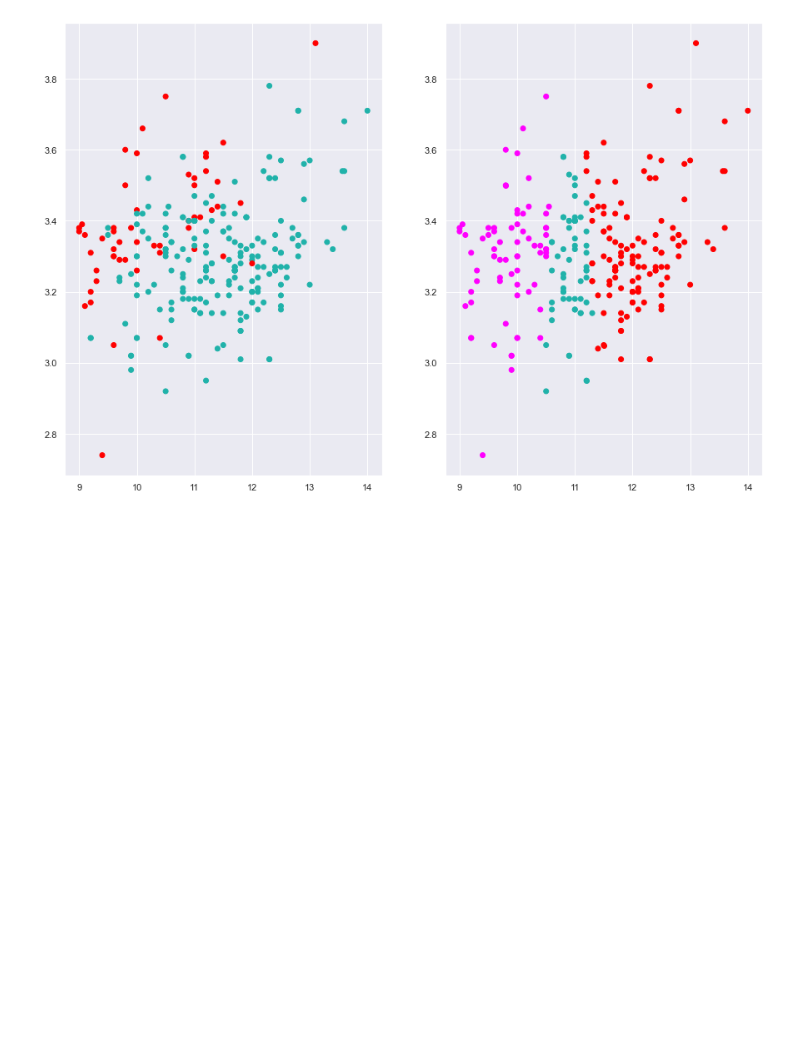
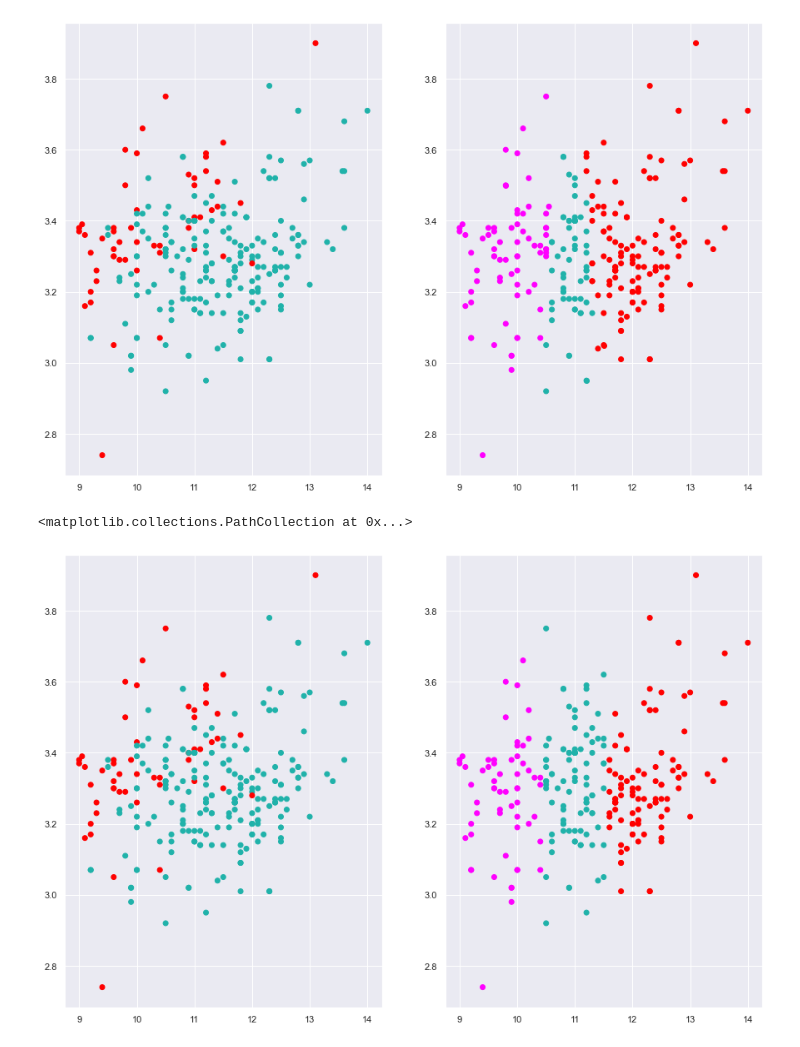
Before and after one commit to arpitag2/INDE-577---Data-Science-and-Machine-Learning, a Jupyter notebook: Unsupervised Learning/K-Means Clustering.ipynb, the cells around one changed output. Drawn from its saved outputs; the diff is of its cells as text; code cells hidden in the pictures; blank space fills up the shorter version.

```diff
--- a/Unsupervised Learning/K-Means Clustering.ipynb
+++ b/Unsupervised Learning/K-Means Clustering.ipynb
@@ -74,3 +74,18 @@ ax2.scatter([centers[2][0]], [centers[2][1]], color = "magenta", label = centers
 plt.show()
 # %% [output]
 [figure]
+# %%
+def update_centers(X, centers):
+    current_labels = assign_clusters(X, centers)
+    k = len(centers)
+    center_means = {i : [0, 0] for i in range(k)}
+    for i in range(len(X)):
+        center_means[current_labels[i]][0] += X[i, 0]
+        center_means[current_labels[i]][1] += X[i, 1]
+
+    for i in range(k):
+        num_occur = current_labels.count(i)
+        center_means[i][0] = center_means[i][0]/num_occur
+        center_means[i][1] = center_means[i][1]/num_occur
+
+    return [(center_means[i][0], center_means[i][1]) for i in center_means]
@@ -76,0 +94,12 @@ plt.show()
+# %%
+new_centers = update_centers(X, centers)
+current_labels = assign_clusters(X, new_centers)
+current_colors = [colors(label) for label in current_labels]
+
+fig, (ax1, ax2) = plt.subplots(1, 2, figsize = (15, 10))
+ax1.scatter(X[:, 0], X[:, 1], c = c)
+
+ax2.scatter(X[:, 0], X[:, 1], c = current_colors)
+# %% [output]
+<matplotlib.collections.PathCollection at 0x...>
+[figure, added]
```
Also changed, not shown: parts of 5 cells of this notebook, 7 other files.
